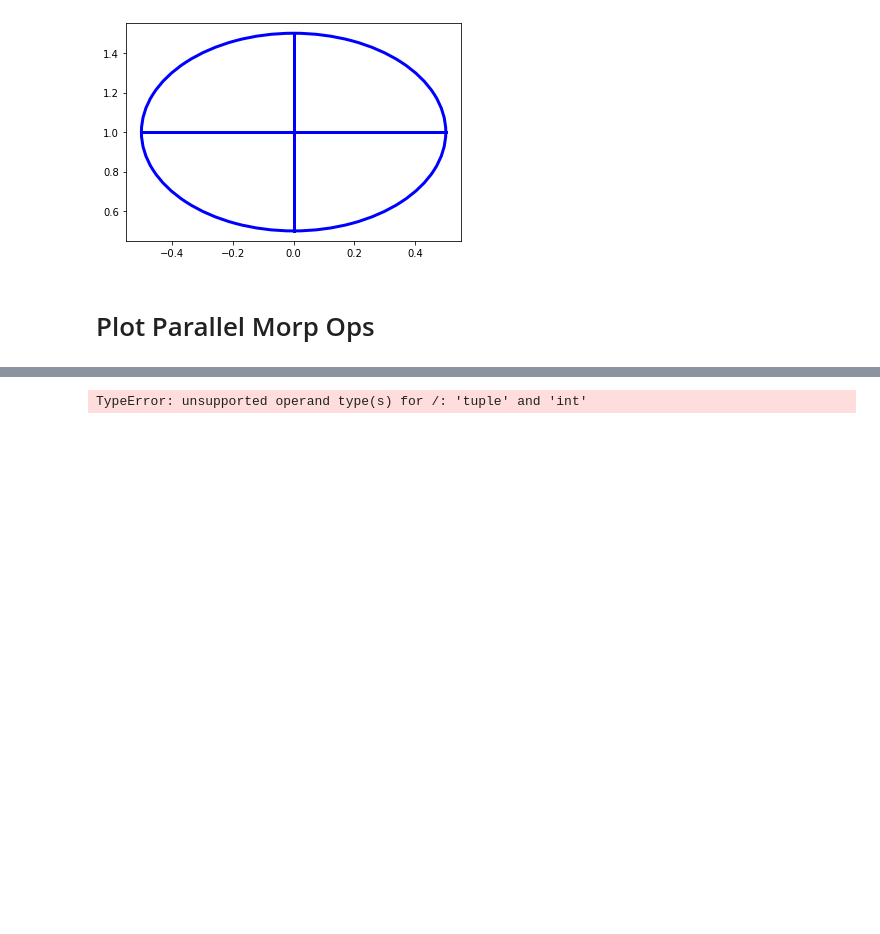
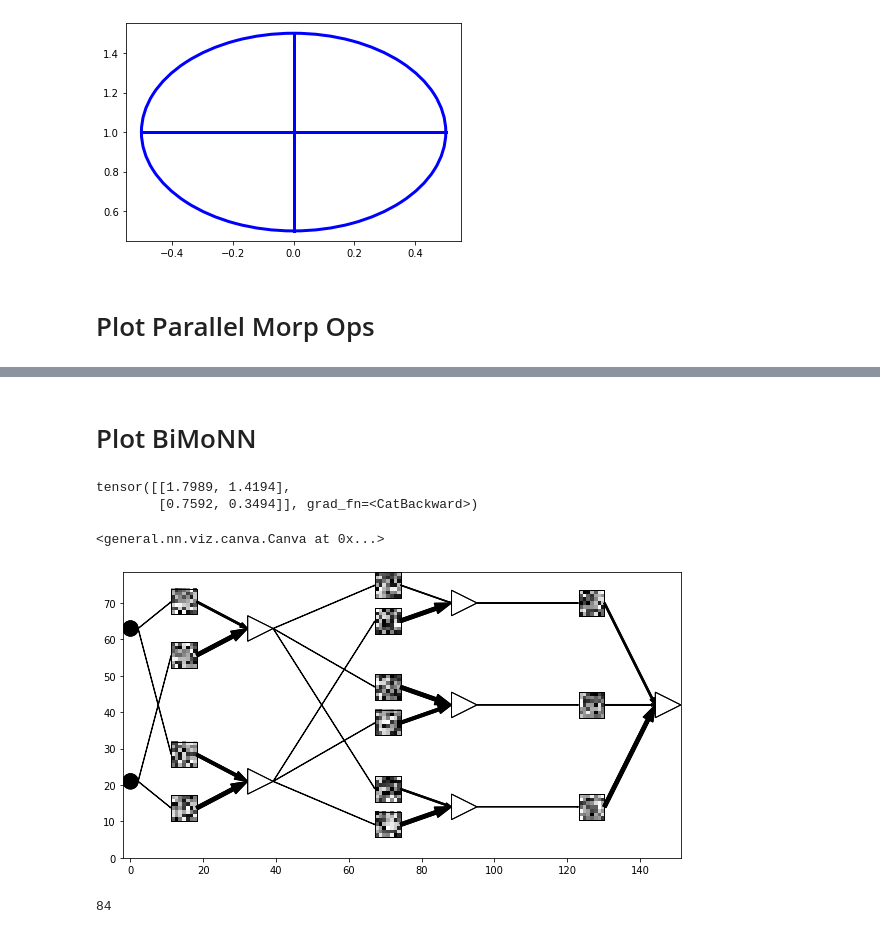
Before and after one commit to TheodoreAouad/3d_segm, a Jupyter notebook: Notebooks/Sandbox.ipynb, the cells around one changed output, grey strips where cells are left out. Saved outputs shown, nothing was run; the diff lists cells and outputs as text; code cells hidden in the pictures; blank space fills up the shorter version.

```diff
--- a/Notebooks/Sandbox.ipynb
+++ b/Notebooks/Sandbox.ipynb
@@ -184,3 +200,28 @@ visu.draw()
+# %% [markdown]
+# Plot BiMoNN
 # %%
+net = bimonn.BiMoNN(
+    kernel_size=[7,7, 7],
+    channels=[2,2,3,1],
+    atomic_element="bisel",
+    threshold_mode="tanh",
+    constant_activation_P=False,
+    constant_weight_P=True,
+    init_weight_mode="conv",
+)
-# %% [output]
-TypeError: unsupported operand type(s) for /: 'tuple' and 'int'
+# %%
+net.layers[0].coefs
+# %% [output]
+tensor([[1.7989, 1.4194],
+        [0.7592, 0.3494]], grad_fn=<CatBackward>)
+# %%
+reload_modules()
+viz = bviz.BimonnVizualiser(net)
+viz.draw(figsize=(10, 10), axis="on")
+# %% [output]
+<general.nn.viz.canva.Canva at 0x...>
+[figure, added]
+# %%
+viz.box_height
+# %% [output]
+84
```
Also changed, not shown: parts of 6 cells of this notebook, 9 other files.
